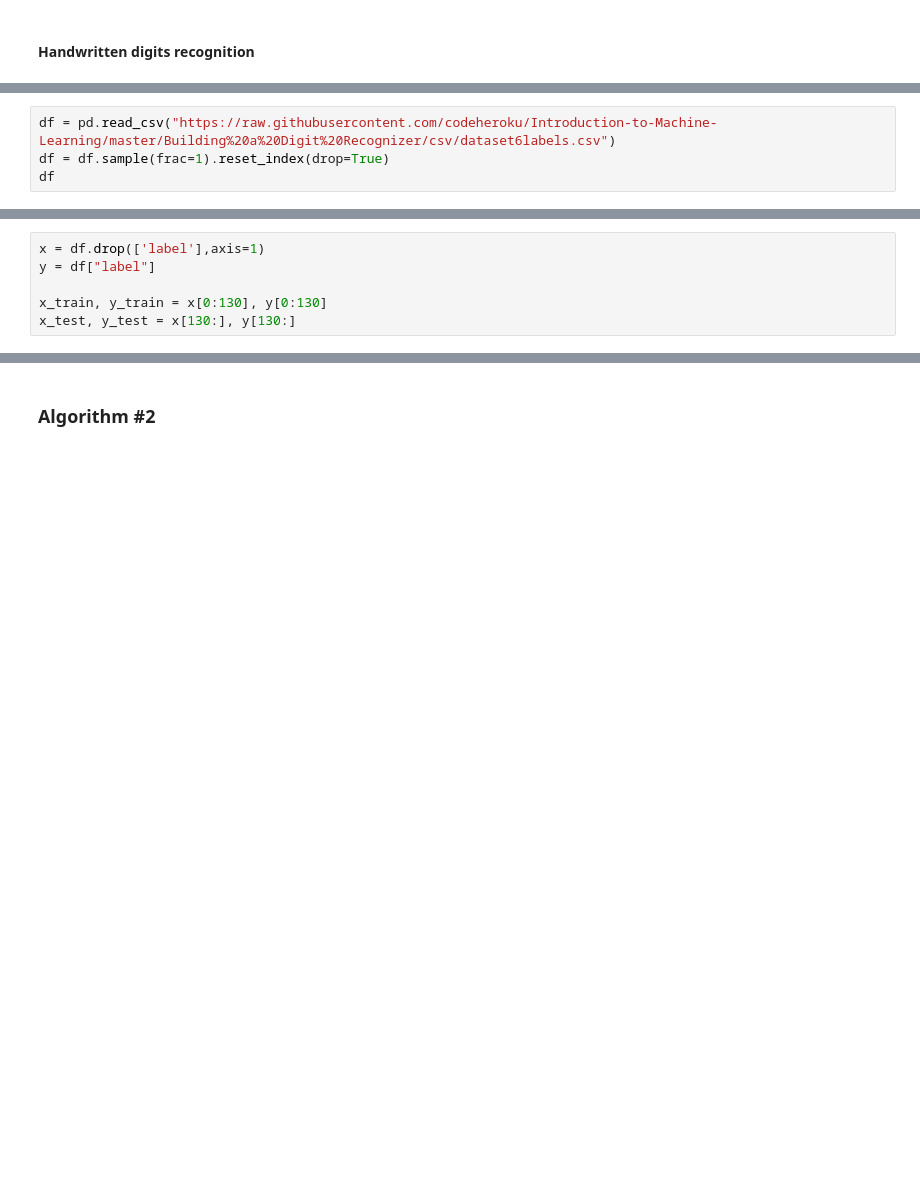
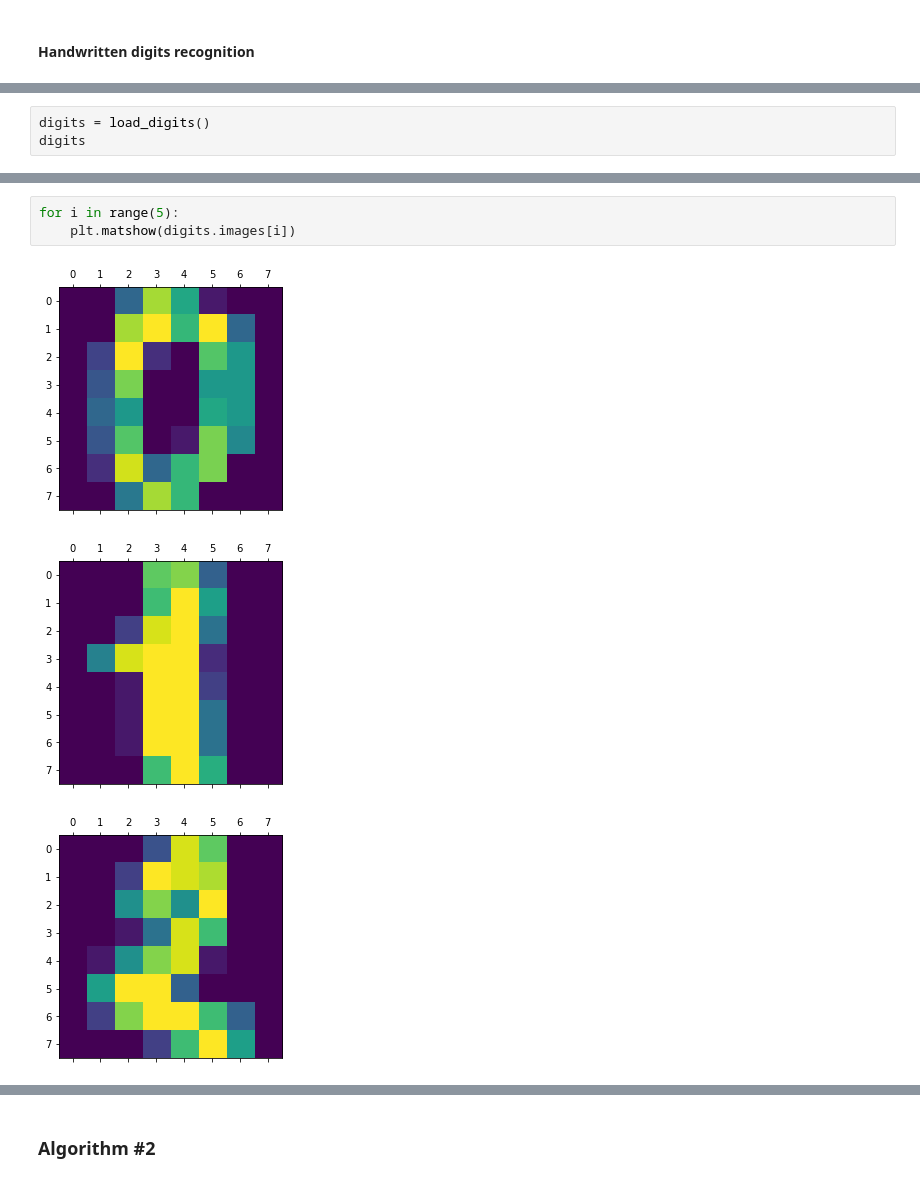
Before and after one commit to Emmanuel-Osabuehien/EmergingTechnologies, a Jupyter notebook: scikit-learn.ipynb, the cells around one changed output, grey strips where cells are left out. Saved outputs shown, nothing was run; the diff lists cells and outputs as text; blank space fills up the shorter version.

```diff
--- a/scikit-learn.ipynb
+++ b/scikit-learn.ipynb
@@ -31,5 +33,4 @@ from sklearn.utils import shuffle
 # %%
-df = pd.read_csv("https://raw.githubusercontent.com/codeheroku/Introduction-to-Machine-Learning/master/Building%20a%20Digit%20Recognizer/csv/dataset6labels.csv")
-df = df.sample(frac=1).reset_index(drop=True)
-df
+digits = load_digits()
+digits
 # %% [output]
@@ -49,6 +54,7 @@ df
 # %%
-x = df.drop(['label'],axis=1)
-y = df["label"]
-
-x_train, y_train = x[0:130], y[0:130]
-x_test, y_test = x[130:], y[130:]
+for i in range(5):
+    plt.matshow(digits.images[i])
+# %% [output]
+[figure, added]
+[figure, added]
+[figure, added]
```
Also changed, not shown: parts of 13 cells of this notebook.
